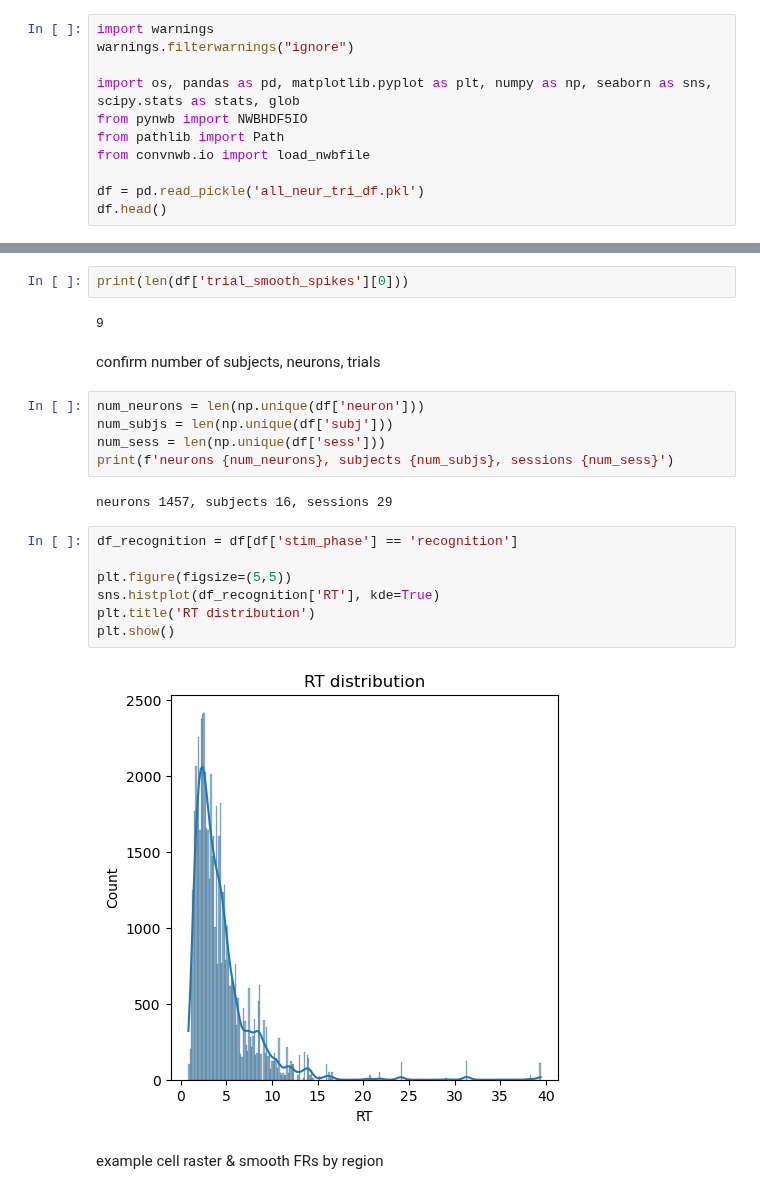
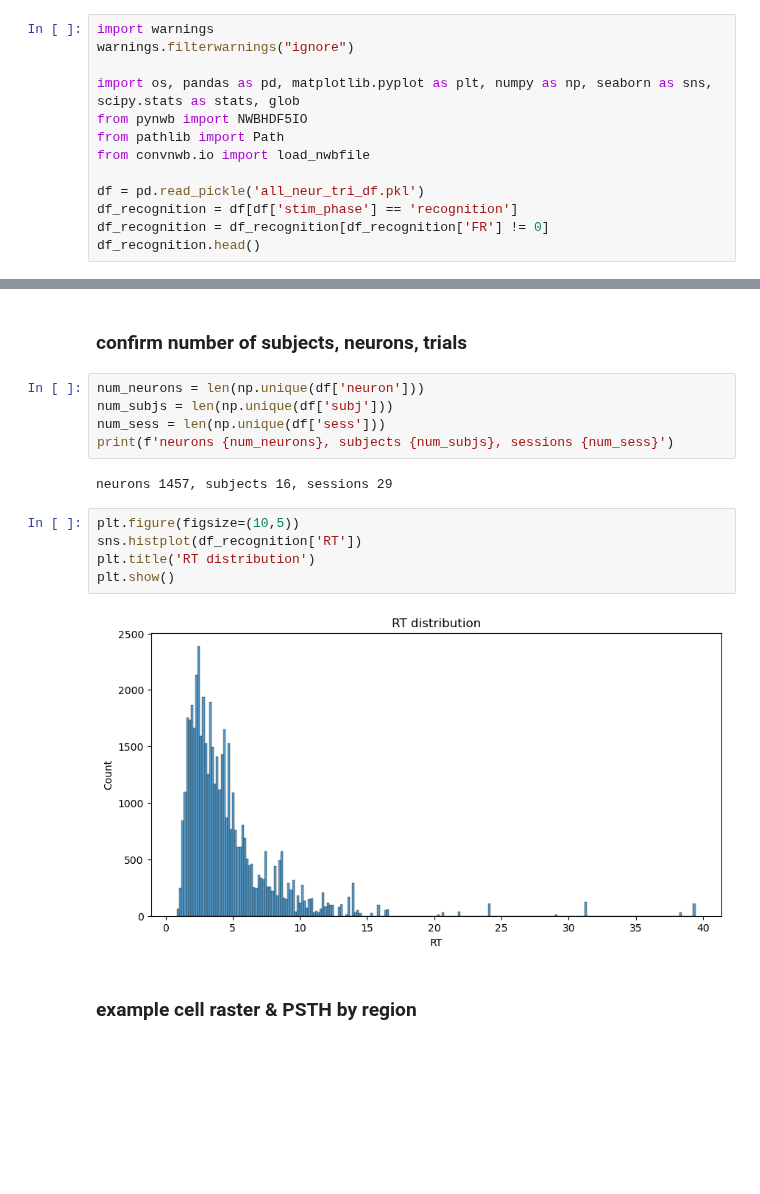
Before and after one commit to NuttidaLab/movie_analysis, a Jupyter notebook: recognition_plots.ipynb, the cells around one changed output, grey strips where cells are left out. Drawn from its saved outputs; the diff is of its cells as text; blank space fills up the shorter version.

```diff
--- a/recognition_plots.ipynb
+++ b/recognition_plots.ipynb
@@ -8,6 +19,8 @@ from pathlib import Path
 from convnwb.io import load_nwbfile
 
 df = pd.read_pickle('all_neur_tri_df.pkl')
-df.head()
+df_recognition = df[df['stim_phase'] == 'recognition']
+df_recognition = df_recognition[df_recognition['FR'] != 0]
+df_recognition.head()
 # %% [output]
 |  | subj | sess | neuron | region | start_time | stop_time | RT | trial_spikes | ... |
@@ -19,9 +32,5 @@ df.head()
-# %%
-print(len(df['trial_smooth_spikes'][0]))
-# %% [output]
-9
 # %% [markdown]
-confirm number of subjects, neurons, trials
+### confirm number of subjects, neurons, trials
 # %%
 num_neurons = len(np.unique(df['neuron']))
 num_subjs = len(np.unique(df['subj']))
@@ -30,14 +39,12 @@ print(f'neurons {num_neurons}, subjects {num_subjs}, sessions {num_sess}')
 # %% [output]
 neurons 1457, subjects 16, sessions 29
 # %%
-df_recognition = df[df['stim_phase'] == 'recognition']
-
-plt.figure(figsize=(5,5))
-sns.histplot(df_recognition['RT'], kde=True)
+plt.figure(figsize=(10,5))
+sns.histplot(df_recognition['RT'])
 plt.title('RT distribution')
 plt.show()
 # %% [output]
-[figure, old version]
+[figure, new version]
 # %% [markdown]
-example cell raster & smooth FRs by region
+### example cell raster & PSTH by region
 # %%
```
Also changed, not shown: parts of 14 cells of this notebook, 1 other file.
